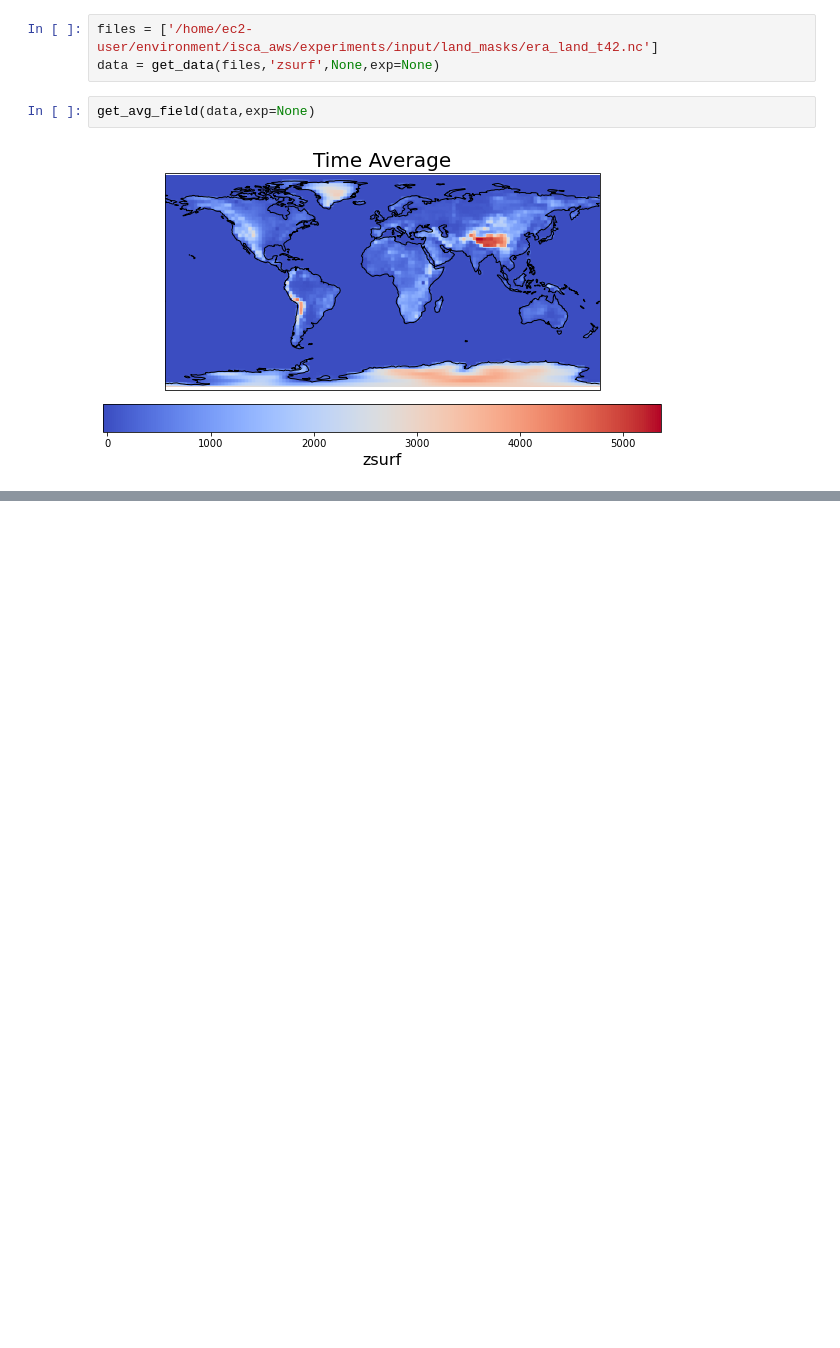
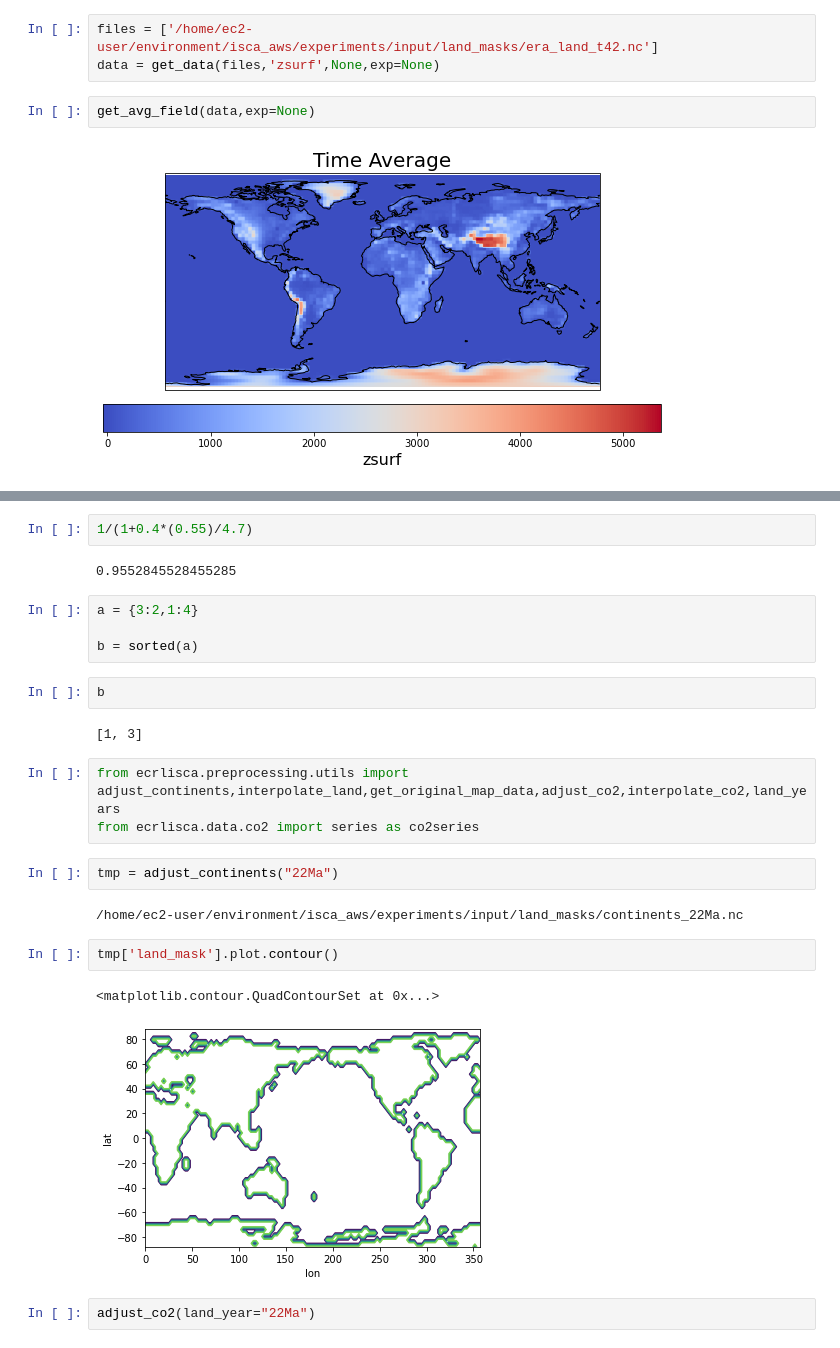
Before and after one commit to bnb32/isca_aws, a Jupyter notebook: ecrlisca/postprocessing/plotting.ipynb, the cells around one changed output, grey strips where cells are left out. Saved outputs shown, nothing was run; the diff lists cells and outputs as text; blank space fills up the shorter version.

```diff
--- a/ecrlisca/postprocessing/plotting.ipynb
+++ b/ecrlisca/postprocessing/plotting.ipynb
@@ -347,0 +416,26 @@ Dash is running on http://127.0.0.1:8050/
+# %%
+1/(1+0.4*(0.55)/4.7)
+# %% [output]
+0.9552845528455285
+# %%
+a = {3:2,1:4}
+
+b = sorted(a)
+# %%
+b
+# %% [output]
+[1, 3]
+# %%
+from ecrlisca.preprocessing.utils import adjust_continents,interpolate_land,get_original_map_data,adjust_co2,interpolate_co2,land_years
+from ecrlisca.data.co2 import series as co2series
+# %%
+tmp = adjust_continents("22Ma")
+# %% [output]
+/home/ec2-user/environment/isca_aws/experiments/input/land_masks/continents_22Ma.nc
+# %%
+tmp['land_mask'].plot.contour()
+# %% [output]
+<matplotlib.contour.QuadContourSet at 0x...>
+[figure, added]
+# %%
+adjust_co2(land_year="22Ma")
```
Also changed, not shown: parts of 20 cells of this notebook, 10 other files.
